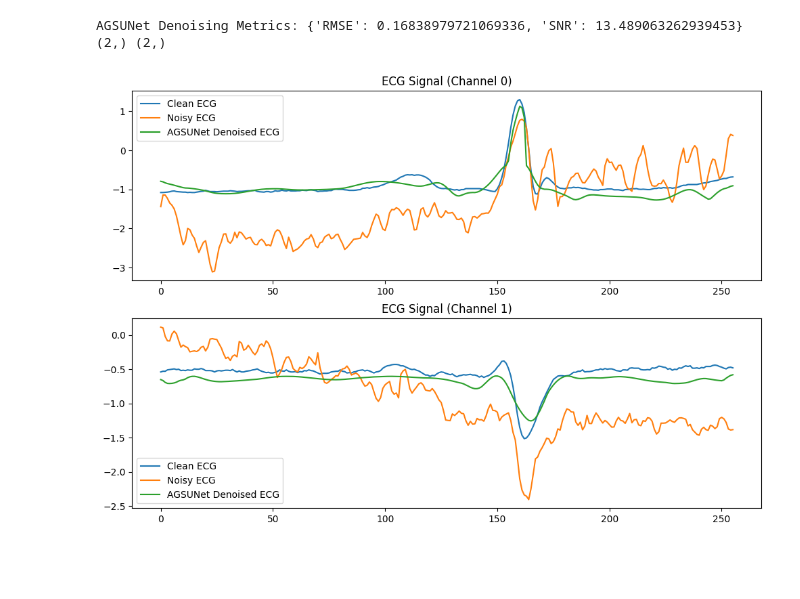
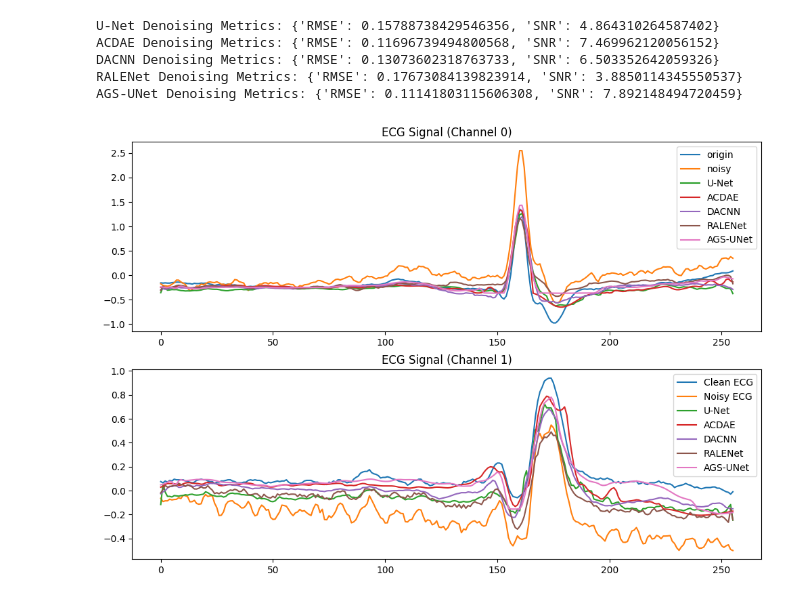
Before and after one commit to mallocobject/AGS-UNet, a Jupyter notebook: main.ipynb, the cells around one changed output. Cells and saved outputs as stored; diff of their text form; code cells hidden in the pictures; blank space fills up the shorter version.

```diff
--- a/main.ipynb
+++ b/main.ipynb
@@ -12,13 +12,11 @@ from datasets import ECGDataset
 from models import *
 
 model_dict = {
-    "UNet": UNet,
+    "U-Net": UNet,
     "ACDAE": ACDAE,
-    "Seq2Seq2": Seq2Seq2,
-    "ralenet": ralenet,
-    "AGSUNet": AGSUNet,
-    "WT": wavelet_denoise,
-    "FFT": fft_denoise,
+    "DACNN": Seq2Seq2,
+    "RALENet": ralenet,
+    "AGS-UNet": AGSUNet,
 }
 # %%
 noise_type = "emb"
@@ -60,60 +58,58 @@ plt.show()
 # %%
-model_name = "AGSUNet"  # Options: "UNet", "ACDAE", "Seq2Seq2", "ralenet", "AGSUNet", "WT", "FFT
+model_name = "AGSUNet"  # Options: "UNet", "ACDAE", "Seq2Seq2", "ralenet", "AGSUNet"
 
-if model_name not in ["WT", "FFT"]:
-    model = model_dict[model_name]()
-    model.load_state_dict(torch.load(f"./checkpoints/best_{model_name}_{noise_type}_snr_{snr_db}.pth", map_location="cpu"))
-    model.eval()
+denoised_output_dict = {}
+for model_name in model_dict.keys():
+	model = model_dict[model_name]()
+	model.load_state_dict(torch.load(f"./checkpoints/best_{model_name}_{noise_type}_snr_{snr_db}.pth", map_location="cpu"))
+	model.eval()
 
-    with torch.no_grad():
-        noisy_input = torch.tensor(noisy)
-        noisy_input = noisy_input.unsqueeze(0)  # Add batch dimension
-        denoised_output = model(noisy_input)
+	with torch.no_grad():
+		noisy_input = torch.tensor(noisy)
+		noisy_input = noisy_input.unsqueeze(0)  # Add batch dimension
+		denoised_output = model(noisy_input)
 
-    clean_metric = torch.tensor(clean).unsqueeze(0)  # Add batch dimension
-    metrics_res = compute_metrics(denoised_output, clean_metric, mean, std)
-    print(f"{model_name} Denoising Metrics:", metrics_res)
+	clean_metric = torch.tensor(clean).unsqueeze(0)  # Add batch dimension
+	metrics_res = compute_metrics(denoised_output, clean_metric, mean, std)
+	print(f"{model_name} Denoising Metrics:", metrics_res)
 
-    denoised_output = denoised_output.squeeze(0)  # Remove batch dimension
+	denoised_output = denoised_output.squeeze(0)  # Remove batch dimension
 
-    mean = np.array(mean).squeeze()
-    std = np.array(std).squeeze()
-    print(mean.shape, std.shape)
+	_mean = np.array(mean).squeeze()
+	_std = np.array(std).squeeze()
 
-    for i in range(denoised_output.shape[0]):
-        denoised_output[i] = denoised_output[i] * std[i] + mean[i]
-        noisy[i] = noisy[i] * std[i] + mean[i]
+	for i in range(denoised_output.shape[0]):
+		denoised_output[i] = denoised_output[i] * _std[i] + _mean[i]
 
-else:
-    if model_name == "WT":
-        denoised_output = wavelet_denoise(ori_noisy.numpy(), threshold=0.5)
-    elif model_name == "FFT":
-        denoised_output = fft_denoise(ori_noisy.numpy(), threshold=0.5)
+	denoised_output_dict[model_name] = denoised_output
 
-    denoised_output = torch.tensor(denoised_output)
 
-    clean_metric = torch.tensor(clean).unsqueeze(0)  # Add batch dimension
-    metrics_res = compute_metrics(denoised_output.unsqueeze(0), clean_metric)
-    print(f"{model_name} Denoising Metrics:", metrics_res)
-
+_mean = np.array(mean).squeeze()
+_std = np.array(std).squeeze()
+noisy[i] = noisy[i] * _std[i] + _mean[i]
 
 plt.figure(figsize=(12, 8))
 plt.subplot(2, 1, 1)
-plt.plot(clean[0], label="Clean ECG")
-plt.plot(noisy[0], label="Noisy ECG")
-plt.plot(denoised_output[0], label=f"{model_name} Denoised ECG")
+plt.plot(clean[0], label="origin")
+plt.plot(noisy[0], label="noisy")
+for model_name, denoised_output in denoised_output_dict.items():
+	plt.plot(denoised_output[0], label=f"{model_name}")
 plt.title("ECG Signal (Channel 0)")
 plt.legend()
 
 plt.subplot(2, 1, 2)
 plt.plot(clean[1], label="Clean ECG")
 plt.plot(noisy[1], label="Noisy ECG")
-plt.plot(denoised_output[1], label=f"{model_name} Denoised ECG")
+for model_name, denoised_output in denoised_output_dict.items():
+	plt.plot(denoised_output[1], label=f"{model_name}")
 plt.title("ECG Signal (Channel 1)")
 plt.legend()
 
 plt.show()
 # %% [output]
-AGSUNet Denoising Metrics: {'RMSE': 0.16838979721069336, 'SNR': 13.489063262939453}
-(2,) (2,)
+U-Net Denoising Metrics: {'RMSE': 0.15788738429546356, 'SNR': 4.864310264587402}
+ACDAE Denoising Metrics: {'RMSE': 0.11696739494800568, 'SNR': 7.469962120056152}
+DACNN Denoising Metrics: {'RMSE': 0.13073602318763733, 'SNR': 6.503352642059326}
+RALENet Denoising Metrics: {'RMSE': 0.17673084139823914, 'SNR': 3.8850114345550537}
+AGS-UNet Denoising Metrics: {'RMSE': 0.11141803115606308, 'SNR': 7.892148494720459}
-[figure, old version]
+[figure, new version]
```
Also changed, not shown: parts of 1 cell of this notebook, 31 other files.
